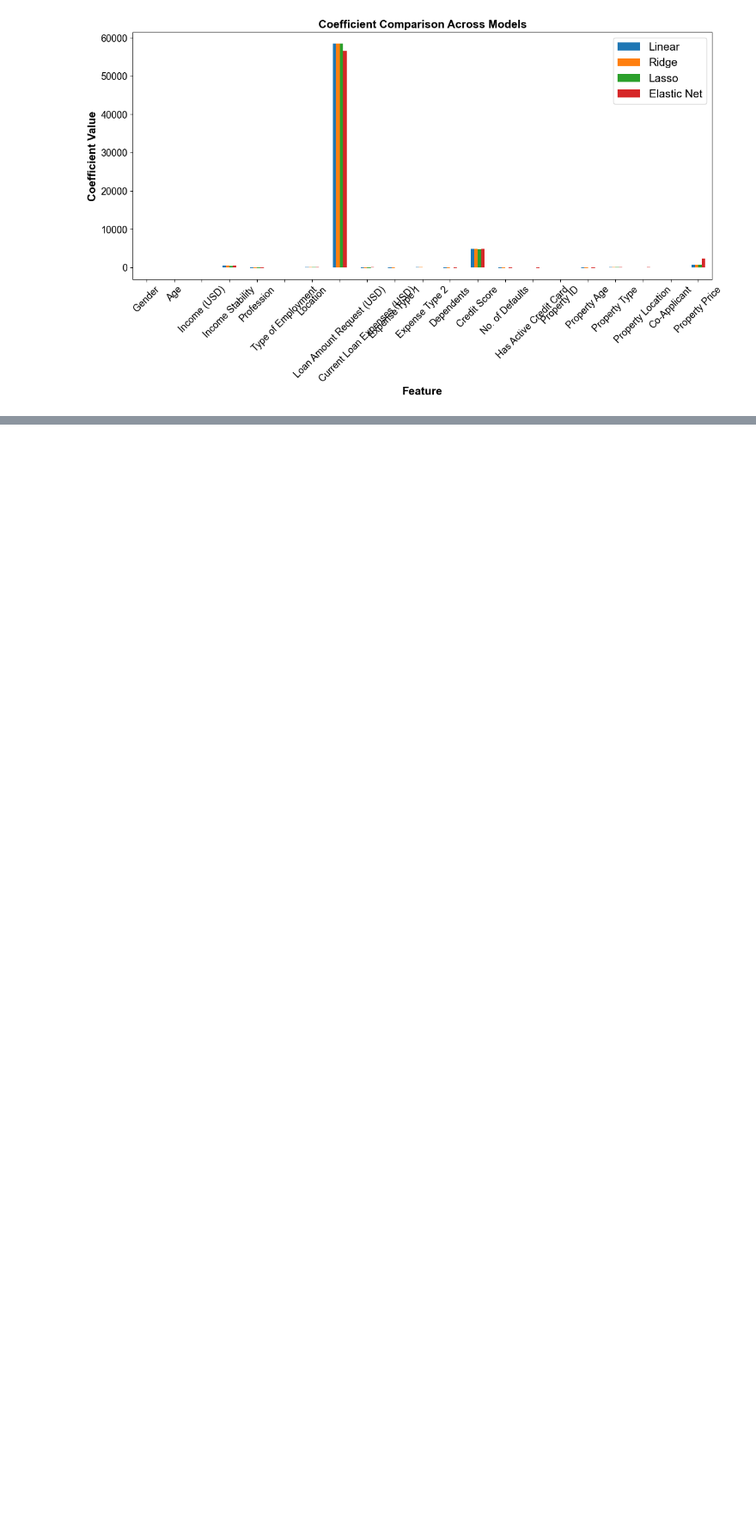
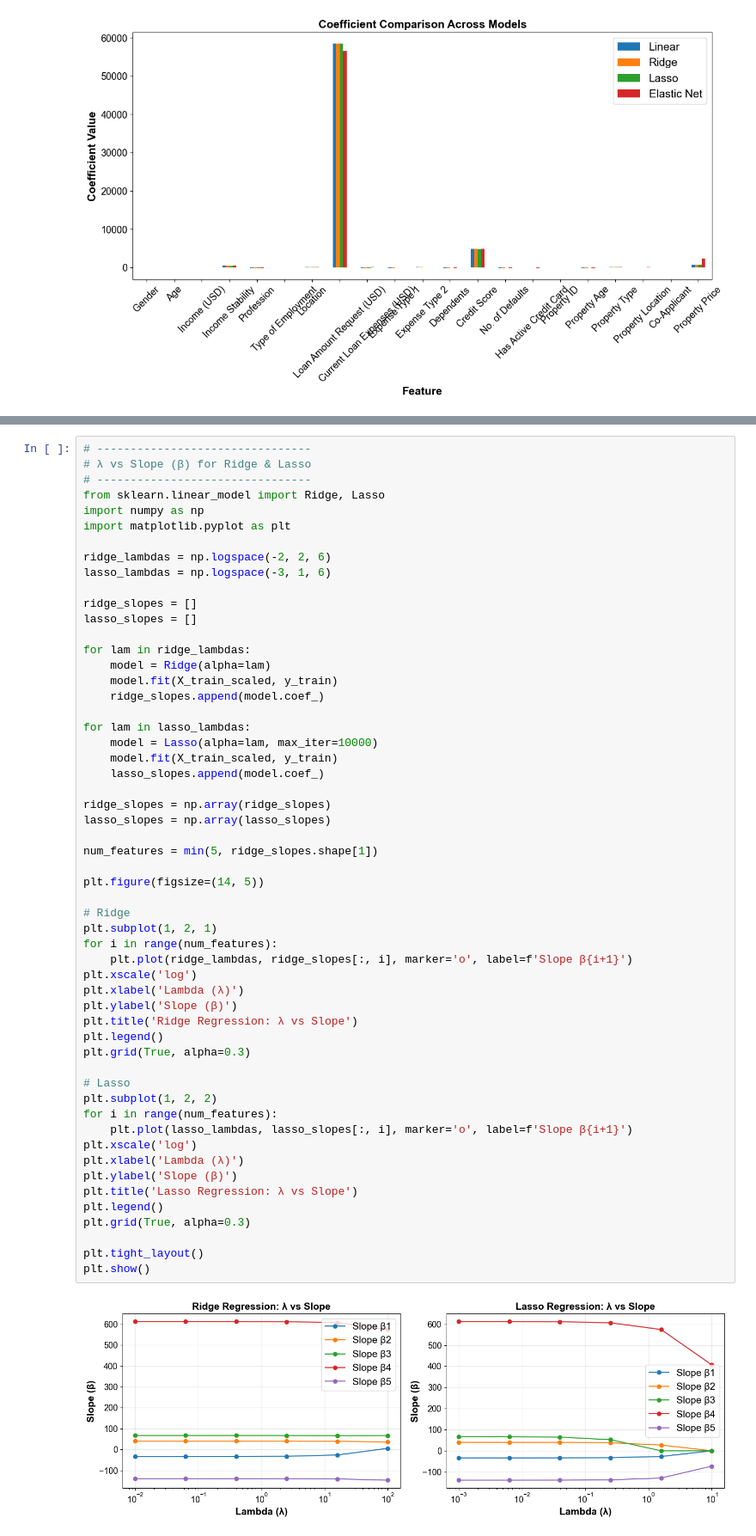
Before and after one commit to Priyadeara2427/ML_Lab_Experiments, a Jupyter notebook: Experiment_3/Assignment_3.ipynb, the cells around one changed output, grey strips where cells are left out. Shown at 86% size. Drawn from its saved outputs; the diff is of its cells as text; blank space fills up the shorter version.

```diff
--- a/Experiment_3/Assignment_3.ipynb
+++ b/Experiment_3/Assignment_3.ipynb
@@ -888,0 +922,57 @@ plt.show()
+# %%
+# --------------------------------
+# λ vs Slope (β) for Ridge & Lasso
+# --------------------------------
+from sklearn.linear_model import Ridge, Lasso
+import numpy as np
+import matplotlib.pyplot as plt
+
+ridge_lambdas = np.logspace(-2, 2, 6)
+lasso_lambdas = np.logspace(-3, 1, 6)
+
+ridge_slopes = []
+lasso_slopes = []
+
+for lam in ridge_lambdas:
+    model = Ridge(alpha=lam)
+    model.fit(X_train_scaled, y_train)
+    ridge_slopes.append(model.coef_)
+
+for lam in lasso_lambdas:
+    model = Lasso(alpha=lam, max_iter=10000)
+    model.fit(X_train_scaled, y_train)
+    lasso_slopes.append(model.coef_)
+
+ridge_slopes = np.array(ridge_slopes)
+lasso_slopes = np.array(lasso_slopes)
+
+num_features = min(5, ridge_slopes.shape[1])
+
+plt.figure(figsize=(14, 5))
+
+# Ridge
+plt.subplot(1, 2, 1)
+for i in range(num_features):
+    plt.plot(ridge_lambdas, ridge_slopes[:, i], marker='o', label=f'Slope β{i+1}')
+plt.xscale('log')
+plt.xlabel('Lambda (λ)')
+plt.ylabel('Slope (β)')
+plt.title('Ridge Regression: λ vs Slope')
+plt.legend()
+plt.grid(True, alpha=0.3)
+
+# Lasso
+plt.subplot(1, 2, 2)
+for i in range(num_features):
+    plt.plot(lasso_lambdas, lasso_slopes[:, i], marker='o', label=f'Slope β{i+1}')
+plt.xscale('log')
+plt.xlabel('Lambda (λ)')
+plt.ylabel('Slope (β)')
+plt.title('Lasso Regression: λ vs Slope')
+plt.legend()
+plt.grid(True, alpha=0.3)
+
+plt.tight_layout()
+plt.show()
+# %% [output]
+[figure, added]
```
Also changed, not shown: parts of 29 cells of this notebook, 23 other files.
